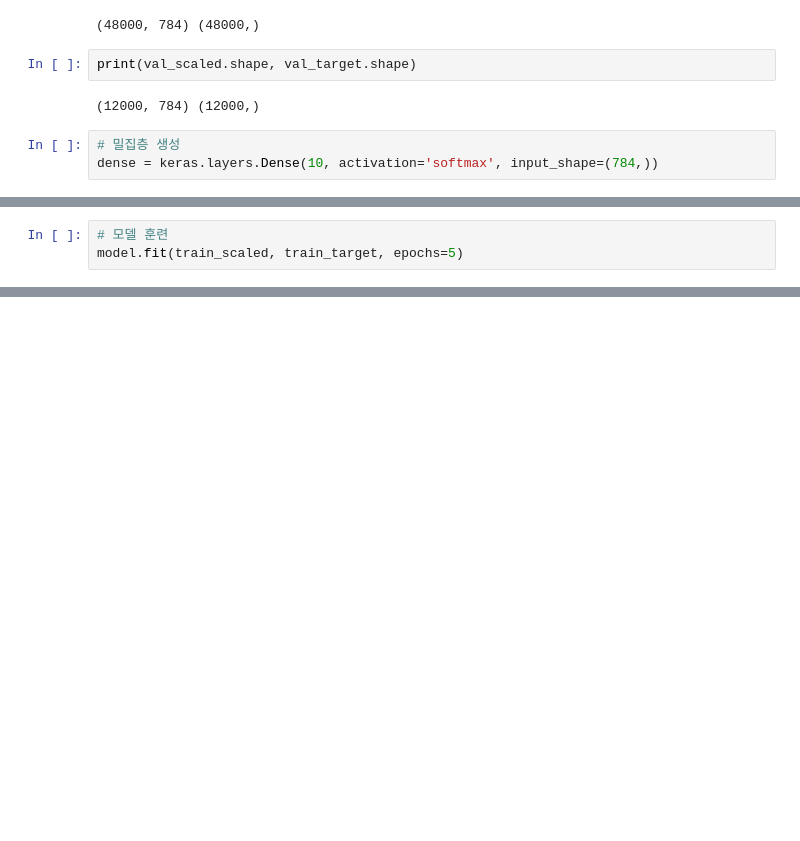
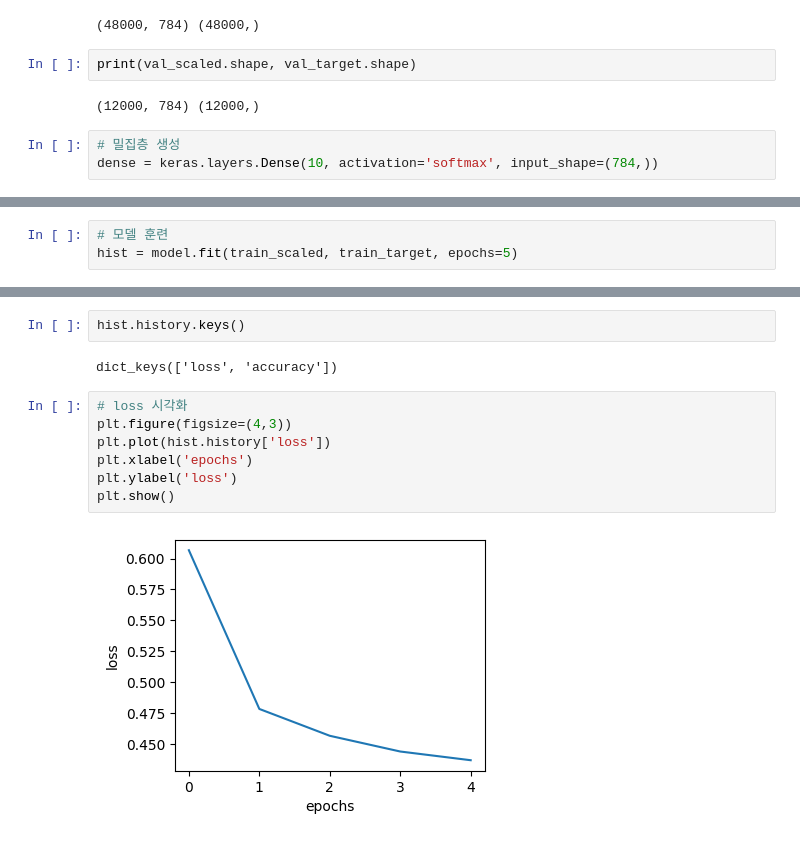
Before and after one commit to Minsoo0405/ML, a Jupyter notebook: DL_수업내용정리/인공신경망.ipynb, the cells around one changed output, grey strips where cells are left out. Cells and saved outputs as stored; diff of their text form; blank space fills up the shorter version.

```diff
--- a/DL_수업내용정리/인공신경망.ipynb
+++ b/DL_수업내용정리/인공신경망.ipynb
@@ -57,6 +52,6 @@ maxCacheSize: 2.67 GB
 model.compile(loss='sparse_categorical_crossentropy', metrics='accuracy')
 # %%
 # 모델 훈련
-model.fit(train_scaled, train_target, epochs=5)
+hist = model.fit(train_scaled, train_target, epochs=5)
 # %% [output]
 Epoch 1/5
@@ -80,0 +73,13 @@ model.evaluate(val_scaled, val_target)
+# %%
+hist.history.keys()
+# %% [output]
+dict_keys(['loss', 'accuracy'])
+# %%
+# loss 시각화
+plt.figure(figsize=(4,3))
+plt.plot(hist.history['loss'])
+plt.xlabel('epochs')
+plt.ylabel('loss')
+plt.show()
+# %% [output]
+[figure, added]
```
Also changed, not shown: parts of 5 cells of this notebook, 3 other files.
